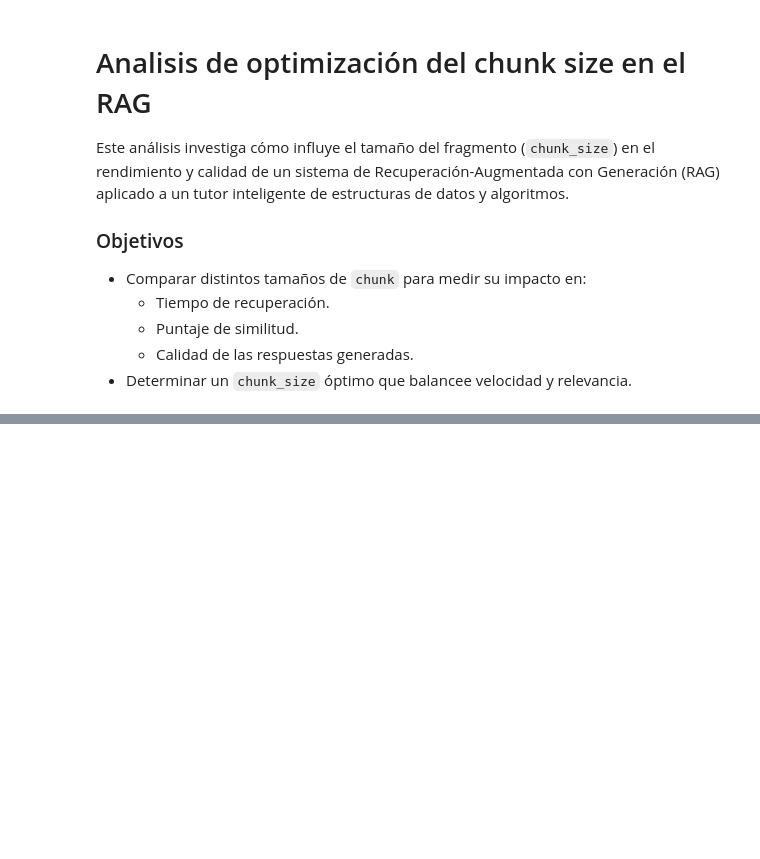
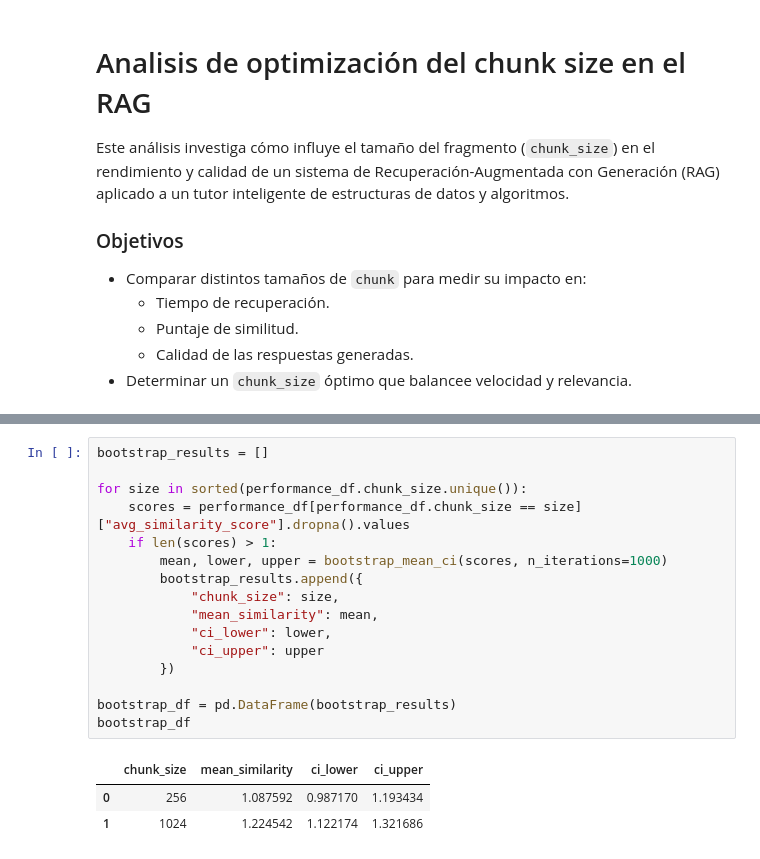
Before and after one commit to theleywin/CartaIA, a Jupyter notebook: src/analisis_chunk_size_rag.ipynb, the cells around one changed output, grey strips where cells are left out. Drawn from its saved outputs; the diff is of its cells as text; blank space fills up the shorter version.

```diff
--- a/src/analisis_chunk_size_rag.ipynb
+++ b/src/analisis_chunk_size_rag.ipynb
@@ -220,0 +224,20 @@ Chunk size 1024: mean=1.0479, CI 95% = (0.7028, 1.2278)
+# %%
+bootstrap_results = []
+
+for size in sorted(performance_df.chunk_size.unique()):
+    scores = performance_df[performance_df.chunk_size == size]["avg_similarity_score"].dropna().values
+    if len(scores) > 1:
+        mean, lower, upper = bootstrap_mean_ci(scores, n_iterations=1000)
+        bootstrap_results.append({
+            "chunk_size": size,
+            "mean_similarity": mean,
+            "ci_lower": lower,
+            "ci_upper": upper
+        })
+
+bootstrap_df = pd.DataFrame(bootstrap_results)
+bootstrap_df
+# %% [output]
+|  | chunk_size | mean_similarity | ci_lower | ci_upper |
+| 0 | 256 | 1.087592 | 0.987170 | 1.193434 |
+| 1 | 1024 | 1.224542 | 1.122174 | 1.321686 |
```
Also changed, not shown: parts of 25 cells of this notebook, 2 other files.
